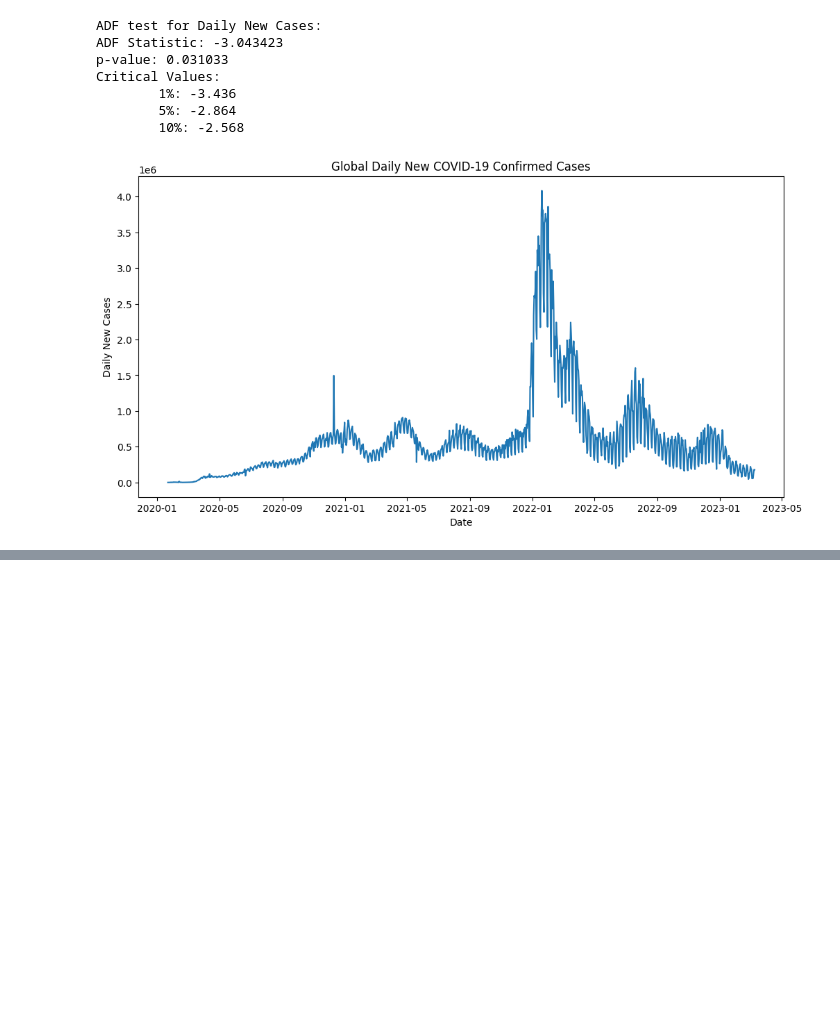
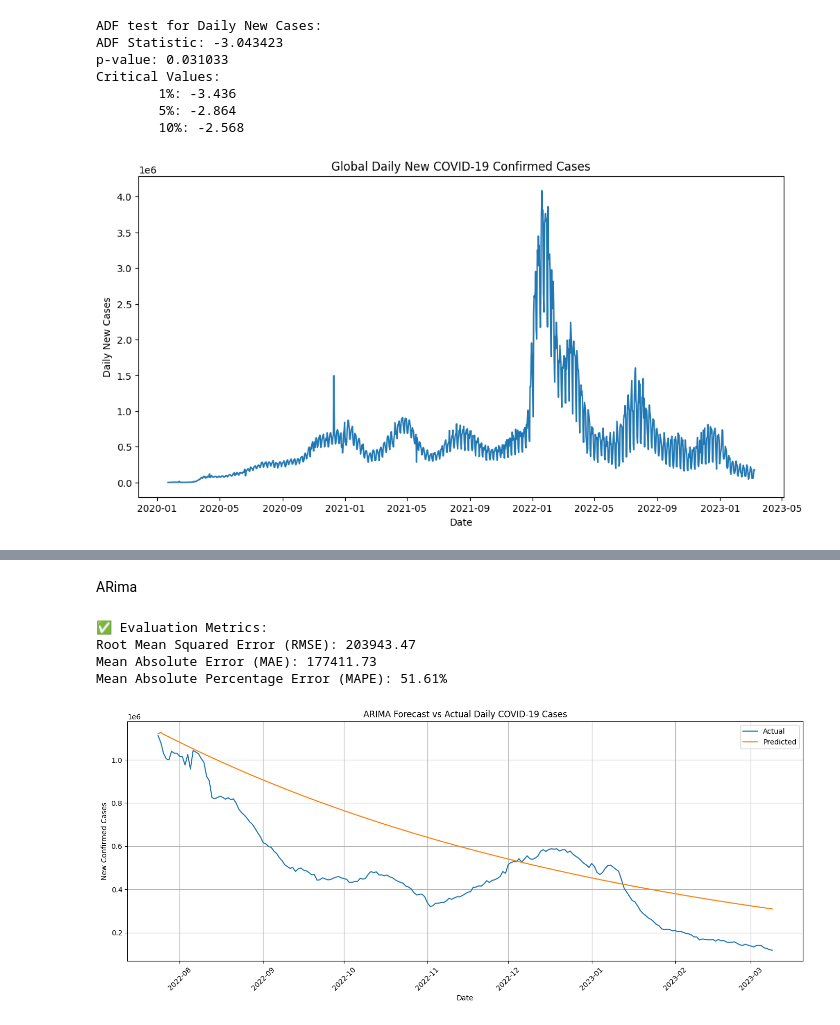
Before and after one commit to lemair/CoronaVirus-App, a Jupyter notebook: ARIMA_Forecasting_for_COVID_19_Confirmed_Cases.ipynb, the cells around one changed output, grey strips where cells are left out. Cells and saved outputs as stored; diff of their text form; code cells hidden in the pictures; blank space fills up the shorter version.

```diff
--- a/ARIMA_Forecasting_for_COVID_19_Confirmed_Cases.ipynb
+++ b/ARIMA_Forecasting_for_COVID_19_Confirmed_Cases.ipynb
@@ -905,0 +1454,79 @@ Mean Absolute Percentage Error (MAPE): 9.83%
+# %% [markdown]
+ARima
+# %%
+import pandas as pd
+import numpy as np
+import matplotlib.pyplot as plt
+from sklearn.metrics import mean_squared_error, mean_absolute_error
+import math
+from statsmodels.tsa.arima.model import ARIMA
+import warnings
+
+warnings.filterwarnings("ignore")
+
+# ------------------------ 1. Load & Preprocess Data ------------------------ #
+# Load COVID-19 data
+url = "https://raw.githubusercontent.com/CSSEGISandData/COVID-19/refs/heads/master/csse_covid_19_data/csse_covid_19_time_series/time_series_covid19_confirmed_global.csv"
+df = pd.read_csv(url)
+
+# Aggregate global daily confirmed cases
+df_time_series = df.drop(columns=['Province/State', 'Country/Region', 'Lat', 'Long']).sum(axis=0)
+df_time_series = pd.DataFrame(df_time_series, columns=['Confirmed'])
+df_time_series.index = pd.to_datetime(df_time_series.index)
+
+# Compute new daily cases
+df_time_series['New_Confirmed'] = df_time_series['Confirmed'].diff().fillna(0)
+df_time_series['New_Confirmed'] = df_time_series['New_Confirmed'].apply(lambda x: max(0, x))
+
+# Apply 7-day moving average smoothing
+df_time_series['Smoothed'] = df_time_series['New_Confirmed'].rolling(window=7).mean().fillna(method='bfill')
+
+# Use log transformation to stabilize variance
+df_time_series['Log_Smoothed'] = np.log1p(df_time_series['Smoothed'])
+
+# ------------------------ 2. Train/Test Split ------------------------ #
+series = df_time_series['Log_Smoothed']
+train_size = int(len(series) * 0.8)
+train, test = series[:train_size], series[train_size:]
+
+# ------------------------ 3. Fit ARIMA Model ------------------------ #
+# You can use auto_arima (from pmdarima) to find the best order, but here we hardcode for simplicity
+order = (2, 2, 4)  # ARIMA(p,d,q)
+
+model = ARIMA(train, order=order)
+fitted_model = model.fit()
+
+# ------------------------ 4. Forecast ------------------------ #
+forecast_log = fitted_model.forecast(steps=len(test))
+forecast = np.expm1(forecast_log)
+actual = np.expm1(test)
+
+# ------------------------ 5. Evaluation ------------------------ #
+rmse = math.sqrt(mean_squared_error(actual, forecast))
+mae = mean_absolute_error(actual, forecast)
+mape = np.mean(np.abs((actual - forecast) / actual)) * 100
+
+print(f"\n✅ Evaluation Metrics:")
+print(f"Root Mean Squared Error (RMSE): {rmse:.2f}")
+print(f"Mean Absolute Error (MAE): {mae:.2f}")
+print(f"Mean Absolute Percentage Error (MAPE): {mape:.2f}%")
+
+# ------------------------ 6. Plots ------------------------ #
+# Actual vs. Predicted
+plt.figure(figsize=(14, 6))
+plt.plot(test.index, actual, label='Actual')
+plt.plot(test.index, forecast, label='Predicted')
+plt.title('ARIMA Forecast vs Actual Daily COVID-19 Cases')
+plt.xlabel('Date')
+plt.ylabel('New Confirmed Cases')
+plt.xticks(rotation=45)
+plt.legend()
+plt.grid(True)
+plt.tight_layout()
+plt.show()
+# %% [output]
+✅ Evaluation Metrics:
+Root Mean Squared Error (RMSE): 203943.47
+Mean Absolute Error (MAE): 177411.73
+Mean Absolute Percentage Error (MAPE): 51.61%
+[figure, added]
```
Also changed, not shown: parts of 13 cells of this notebook.
